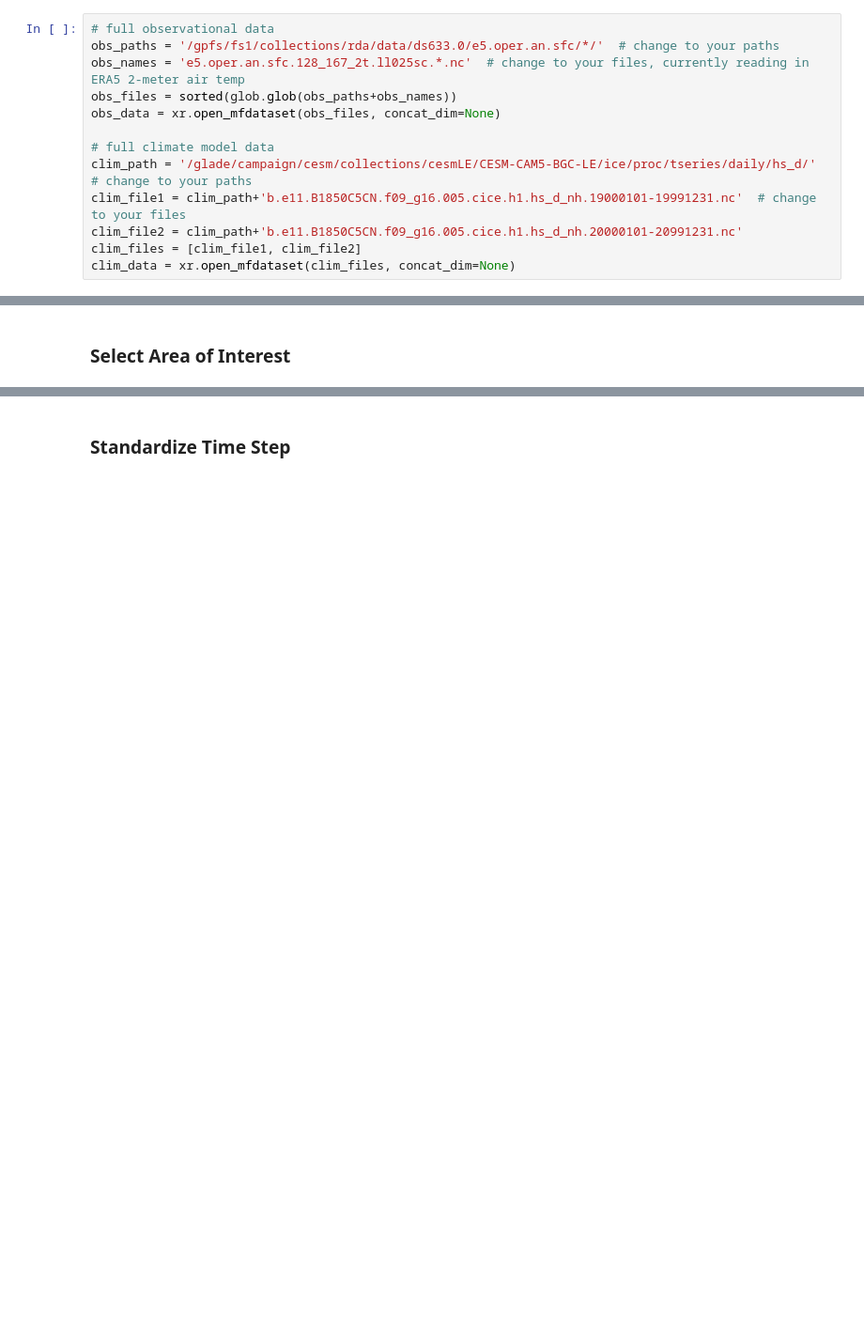
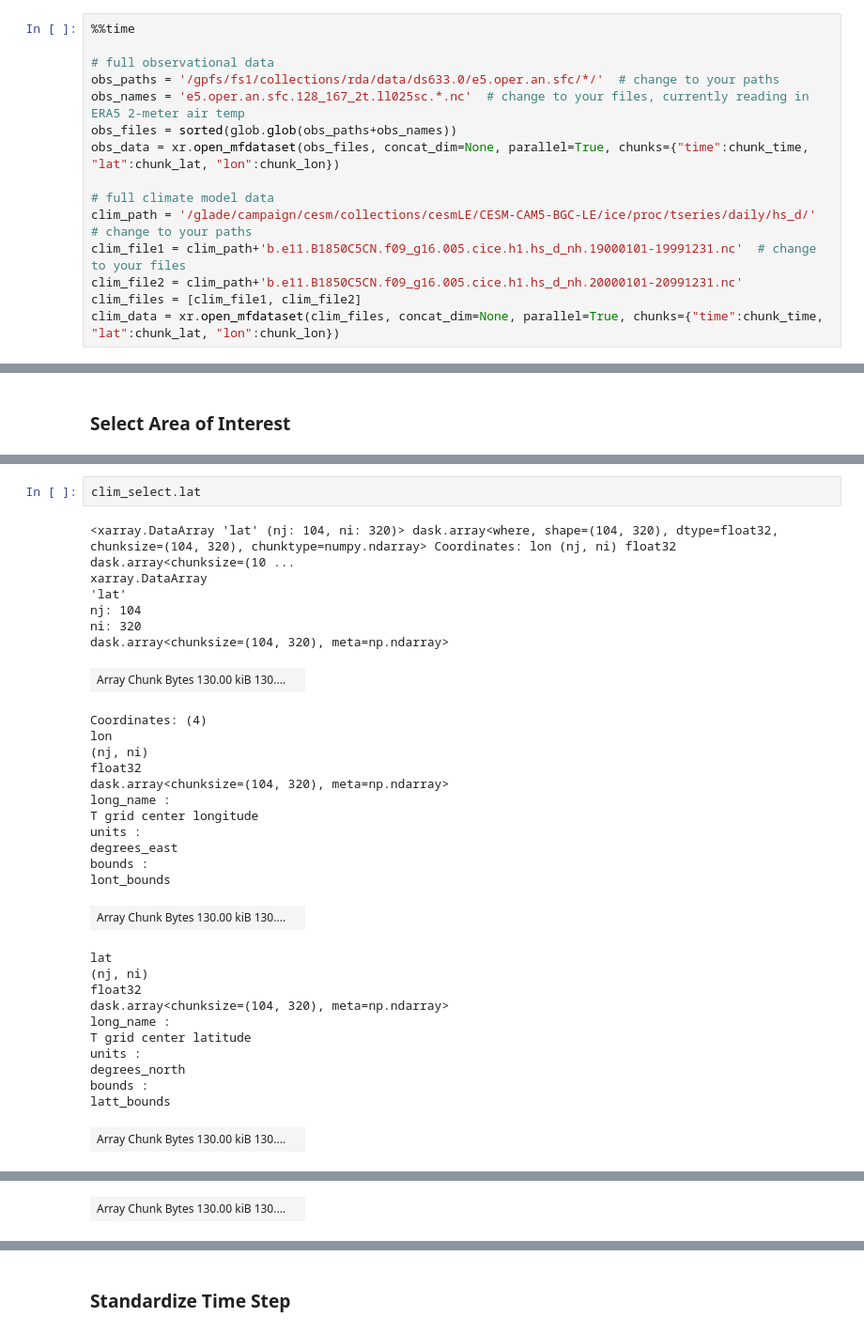
Before and after one commit to NNA-CPAD/CPAD_model_comparison, a Jupyter notebook: Script4DataExtraction_Compare.ipynb, the cells around one changed output, grey strips where cells are left out. Shown at 94% size. Drawn from its saved outputs; the diff is of its cells as text; blank space fills up the shorter version.

```diff
--- a/Script4DataExtraction_Compare.ipynb
+++ b/Script4DataExtraction_Compare.ipynb
@@ -15,15 +75,17 @@ import cartopy.crs as ccrs
 # %% [markdown]
 ### Load Full Data
 # %%
+%%time
+
 # full observational data
 obs_paths = '/gpfs/fs1/collections/rda/data/ds633.0/e5.oper.an.sfc/*/'  # change to your paths
 obs_names = 'e5.oper.an.sfc.128_167_2t.ll025sc.*.nc'  # change to your files, currently reading in ERA5 2-meter air temp
 obs_files = sorted(glob.glob(obs_paths+obs_names))
-obs_data = xr.open_mfdataset(obs_files, concat_dim=None)
+obs_data = xr.open_mfdataset(obs_files, concat_dim=None, parallel=True, chunks={"time":chunk_time, "lat":chunk_lat, "lon":chunk_lon})
 
 # full climate model data
 clim_path = '/glade/campaign/cesm/collections/cesmLE/CESM-CAM5-BGC-LE/ice/proc/tseries/daily/hs_d/'  # change to your paths
 clim_file1 = clim_path+'b.e11.B1850C5CN.f09_g16.005.cice.h1.hs_d_nh.19000101-19991231.nc'  # change to your files
 clim_file2 = clim_path+'b.e11.B1850C5CN.f09_g16.005.cice.h1.hs_d_nh.20000101-20991231.nc'
 clim_files = [clim_file1, clim_file2]
-clim_data = xr.open_mfdataset(clim_files, concat_dim=None)
+clim_data = xr.open_mfdataset(clim_files, concat_dim=None, parallel=True, chunks={"time":chunk_time, "lat":chunk_lat, "lon":chunk_lon})
@@ -70,0 +151,33 @@ float(clim_select.isel(time=0)[75][75])
+# %%
+clim_select.lat
+# %% [output]
+<xarray.DataArray 'lat' (nj: 104, ni: 320)> dask.array<where, shape=(104, 320), dtype=float32, chunksize=(104, 320), chunktype=numpy.ndarray> Coordinates: lon (nj, ni) float32 dask.array<chunksize=(10 ...
+xarray.DataArray
+'lat'
+nj: 104
+ni: 320
+dask.array<chunksize=(104, 320), meta=np.ndarray>
+| Array Chunk Bytes 130.00 kiB 130.... |  |
+Coordinates: (4)
+lon
+(nj, ni)
+float32
+dask.array<chunksize=(104, 320), meta=np.ndarray>
+long_name :
+T grid center longitude
+units :
+degrees_east
+bounds :
+lont_bounds
+| Array Chunk Bytes 130.00 kiB 130.... |  |
+lat
+(nj, ni)
+float32
+dask.array<chunksize=(104, 320), meta=np.ndarray>
+long_name :
+T grid center latitude
+units :
+degrees_north
+bounds :
+latt_bounds
+| Array Chunk Bytes 130.00 kiB 130.... |  |
@@ -70,0 +194 @@ float(clim_select.isel(time=0)[75][75])
+| Array Chunk Bytes 130.00 kiB 130.... |  |
```
Also changed, not shown: parts of 24 cells of this notebook, 1 other file.
